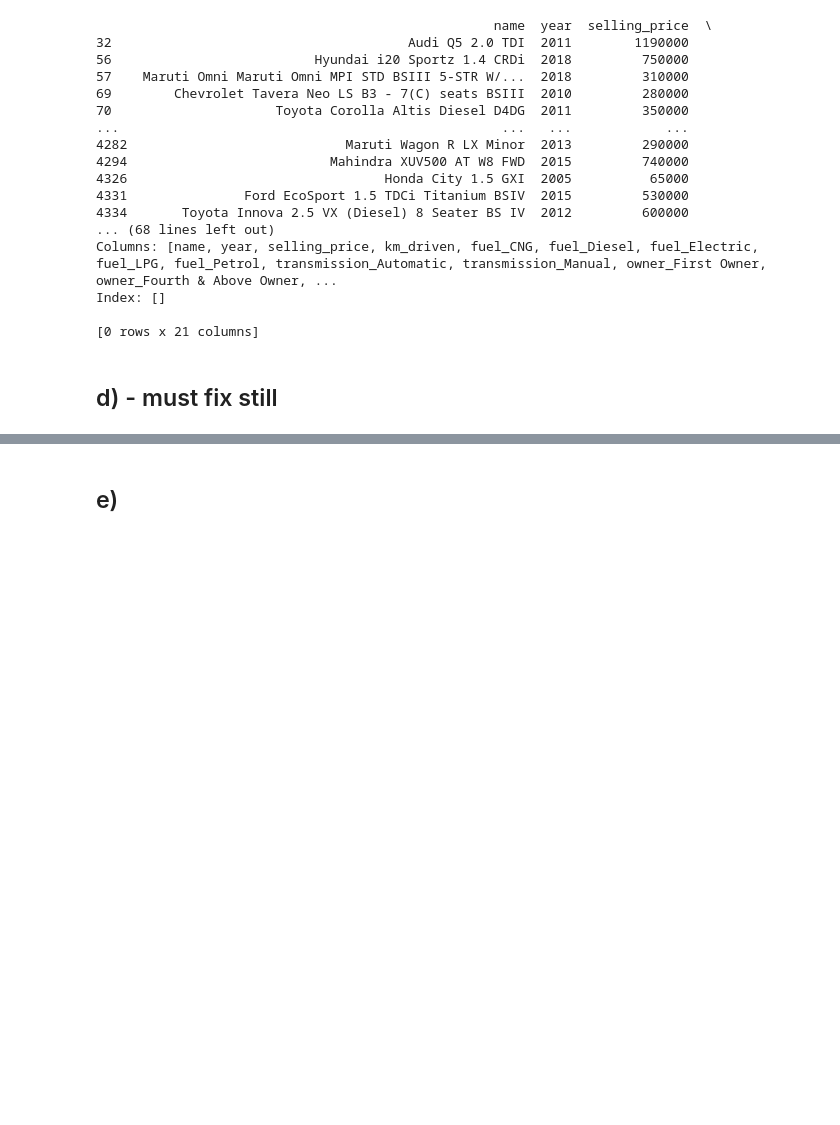
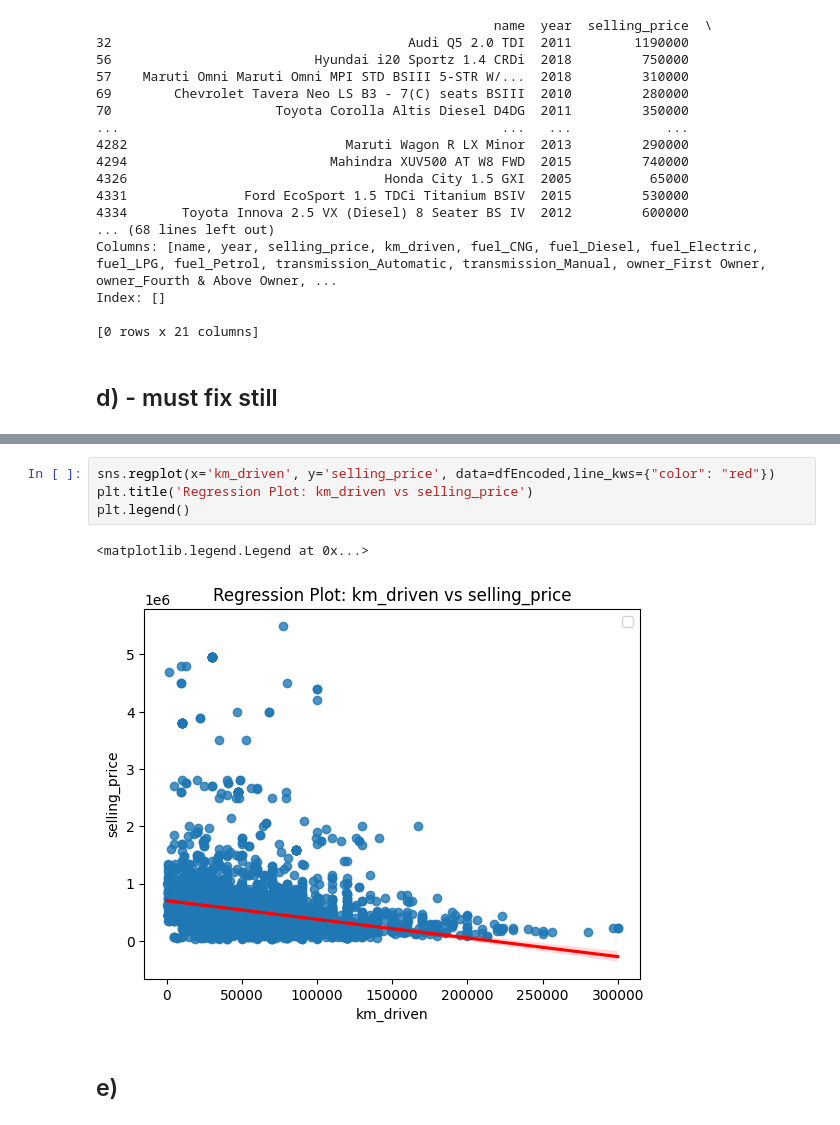
Before and after one commit to jvdlopes/CSI4142_A3, a Jupyter notebook: d1.ipynb, the cells around one changed output, grey strips where cells are left out. Drawn from its saved outputs; the diff is of its cells as text; blank space fills up the shorter version.

```diff
--- a/d1.ipynb
+++ b/d1.ipynb
@@ -178,3 +176,10 @@ Text(0.5, 1.0, 'Linear regression year vs selling_price')
+# %%
+sns.regplot(x='km_driven', y='selling_price', data=dfEncoded,line_kws={"color": "red"})
+plt.title('Regression Plot: km_driven vs selling_price')
+plt.legend()
+# %% [output]
+<matplotlib.legend.Legend at 0x...>
+[figure, added]
 # %% [markdown]
 ## e)
 # %%
```
Also changed, not shown: parts of 3 cells of this notebook.
